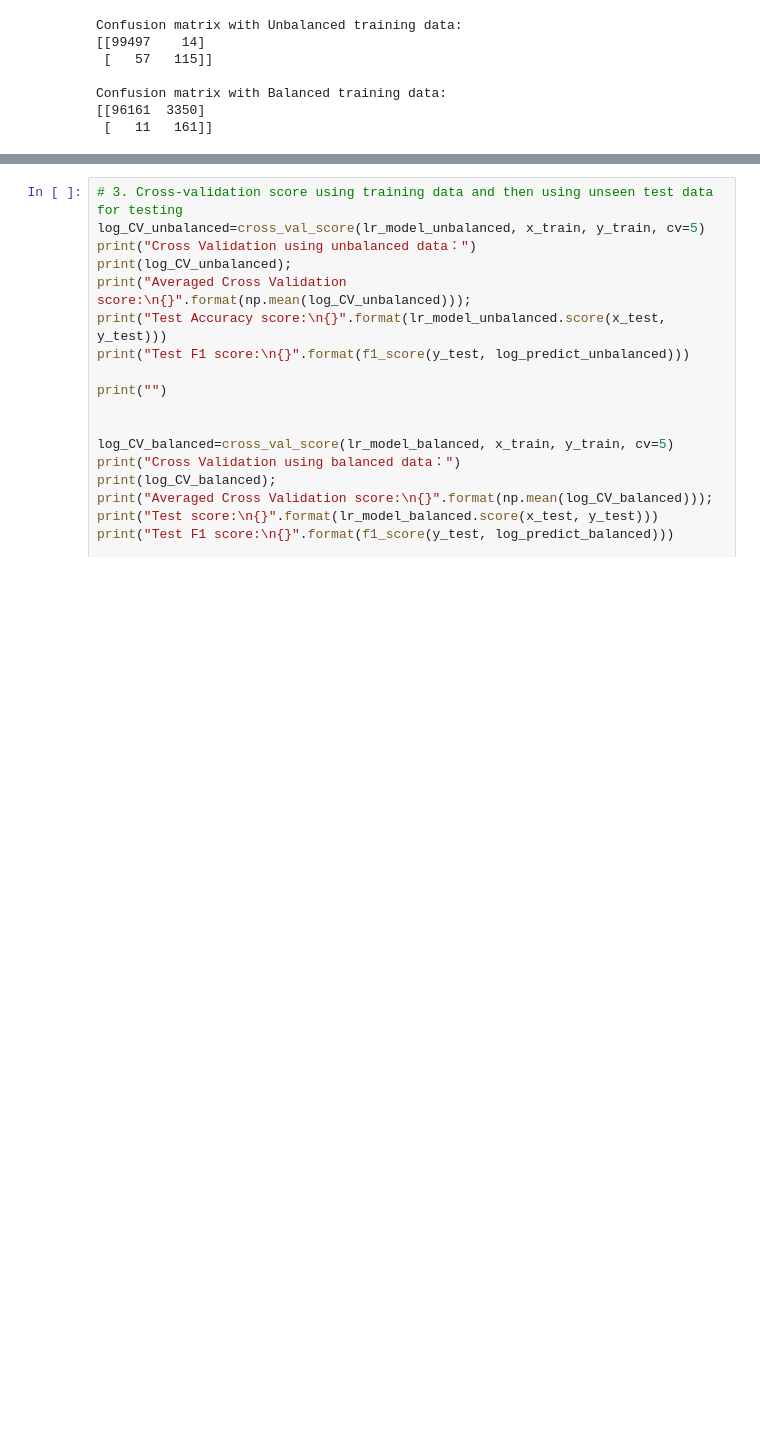
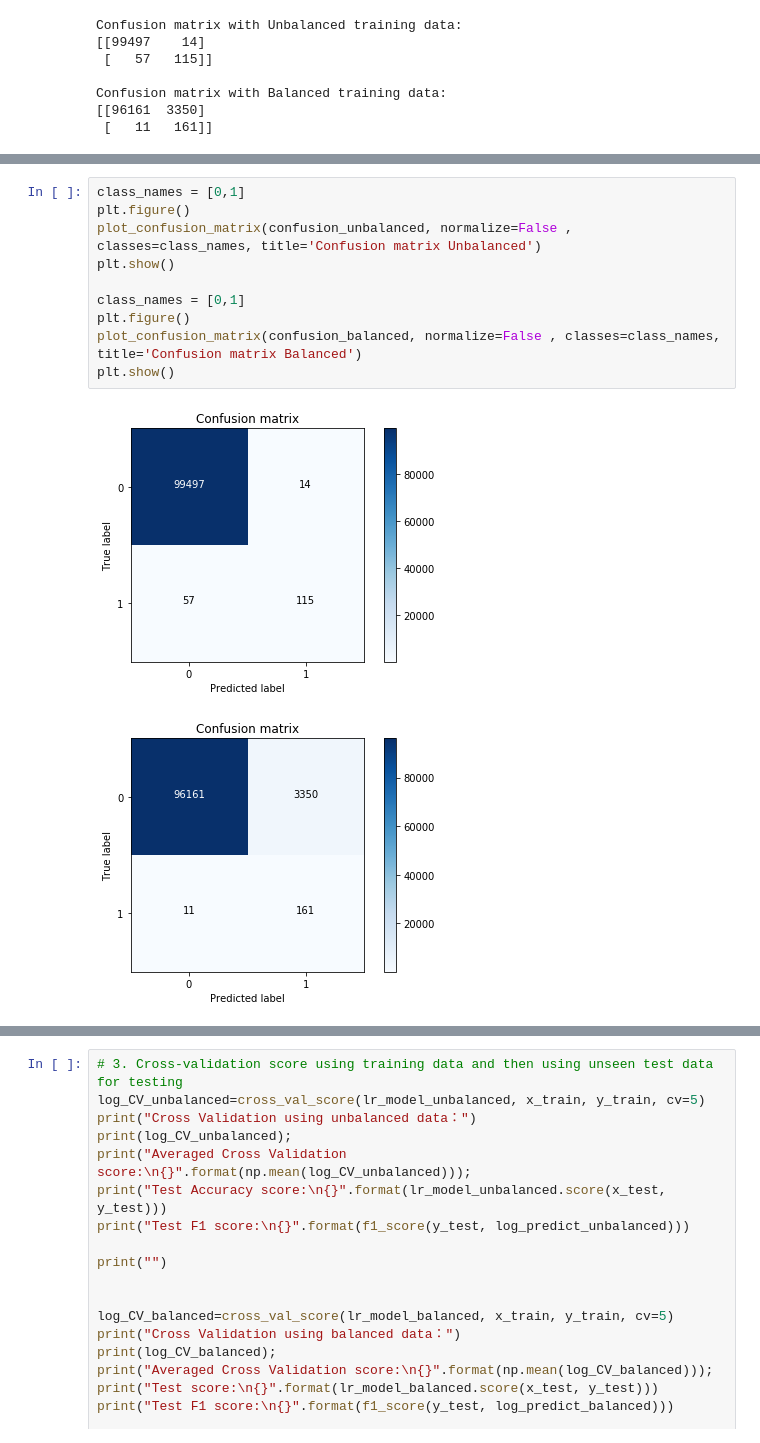
Before and after one commit to YuLiu83/Data-Balancing-and-Model-Calibration-with-Logistic-Regression, a Jupyter notebook: (Un-)Balanced, (Un-)Calibrated Logistic Regression Model Comparison.ipynb, the cells around one changed output, grey strips where cells are left out. Saved outputs shown, nothing was run; the diff lists cells and outputs as text; blank space fills up the shorter version.

```diff
--- a/(Un-)Balanced, (Un-)Calibrated Logistic Regression Model Comparison.ipynb
+++ b/(Un-)Balanced, (Un-)Calibrated Logistic Regression Model Comparison.ipynb
@@ -129,3 +166,16 @@ Confusion matrix with Balanced training data:
+# %%
+class_names = [0,1]
+plt.figure()
+plot_confusion_matrix(confusion_unbalanced, normalize=False , classes=class_names, title='Confusion matrix Unbalanced')
+plt.show()
+
+class_names = [0,1]
+plt.figure()
+plot_confusion_matrix(confusion_balanced, normalize=False , classes=class_names, title='Confusion matrix Balanced')
+plt.show()
+# %% [output]
+[figure, added]
+[figure, added]
 # %%
 #2. Draw normalized confusion matrix based on unbalanced test data
    # Build normalization matrix using the counts in test data for each category
```
Also changed, not shown: parts of 3 cells of this notebook.
